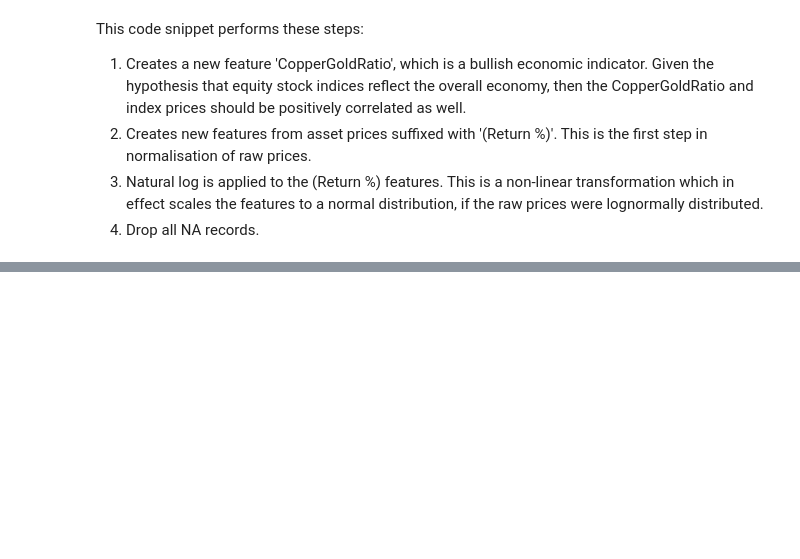
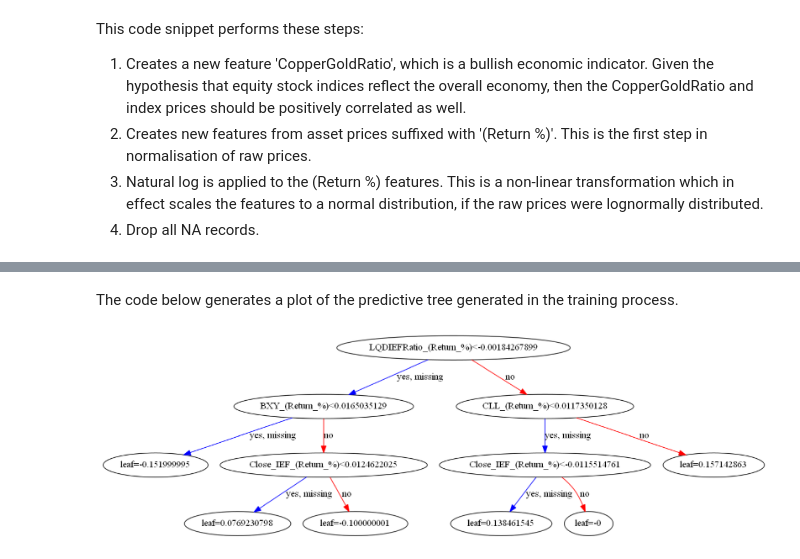
Before and after one commit to mahlibras/snippets, a Jupyter notebook: ASXIndexPredictor-FeatureEngineering&ModelSelection.ipynb, the cells around one changed output, grey strips where cells are left out. Drawn from its saved outputs; the diff is of its cells as text; code cells hidden in the pictures; blank space fills up the shorter version.

```diff
--- a/ASXIndexPredictor-FeatureEngineering&ModelSelection.ipynb
+++ b/ASXIndexPredictor-FeatureEngineering&ModelSelection.ipynb
@@ -141,0 +285,8 @@ The accuracy requires improvements to >80% to be a credible predictive model. In
+# %% [markdown]
+The code below generates a plot of the predictive tree generated in the training process.
+# %%
+xgb.plot_tree(model)
+plt.rcParams['figure.figsize'] = [100, 30]
+plt.show()
+# %% [output]
+[figure, added]
```
Also changed, not shown: parts of 19 cells of this notebook.
